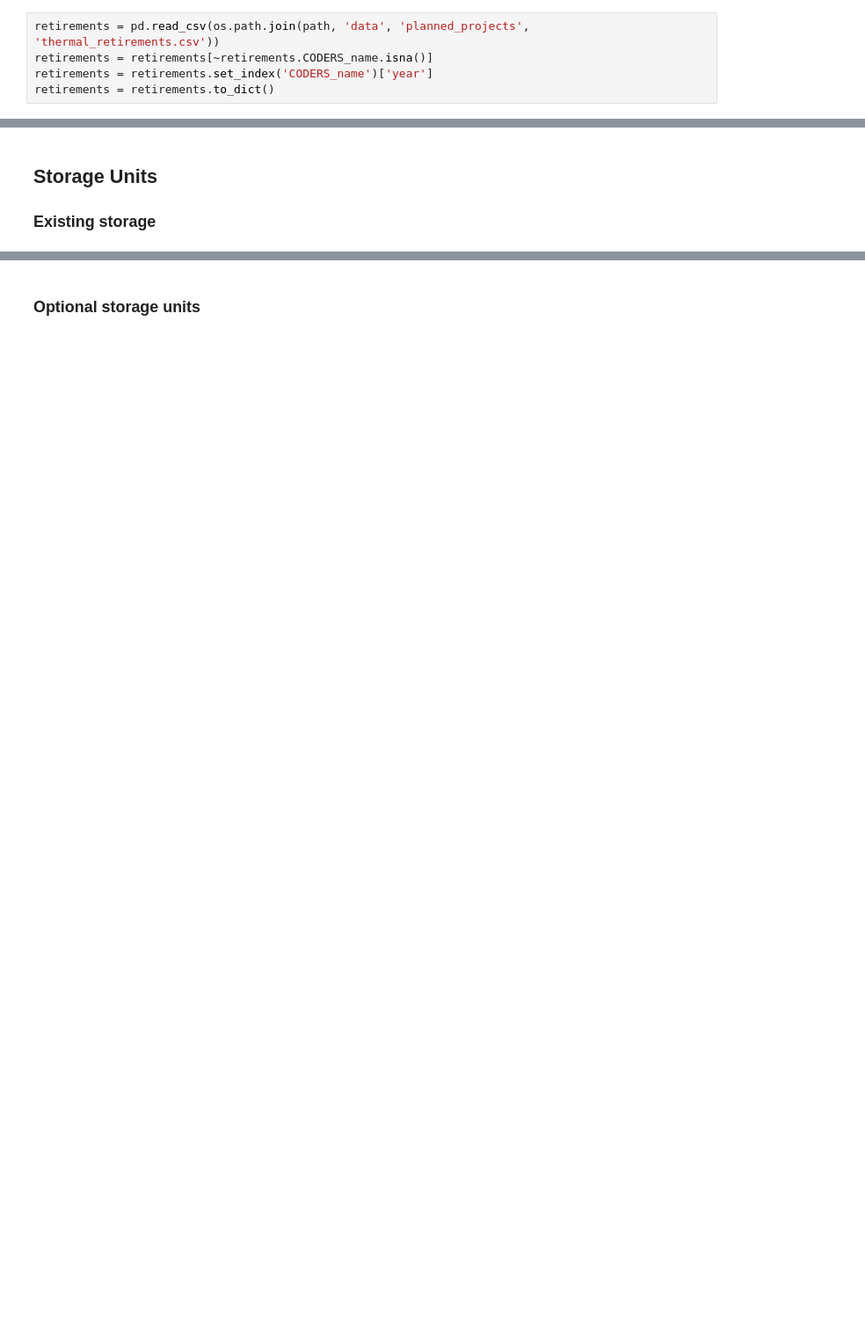
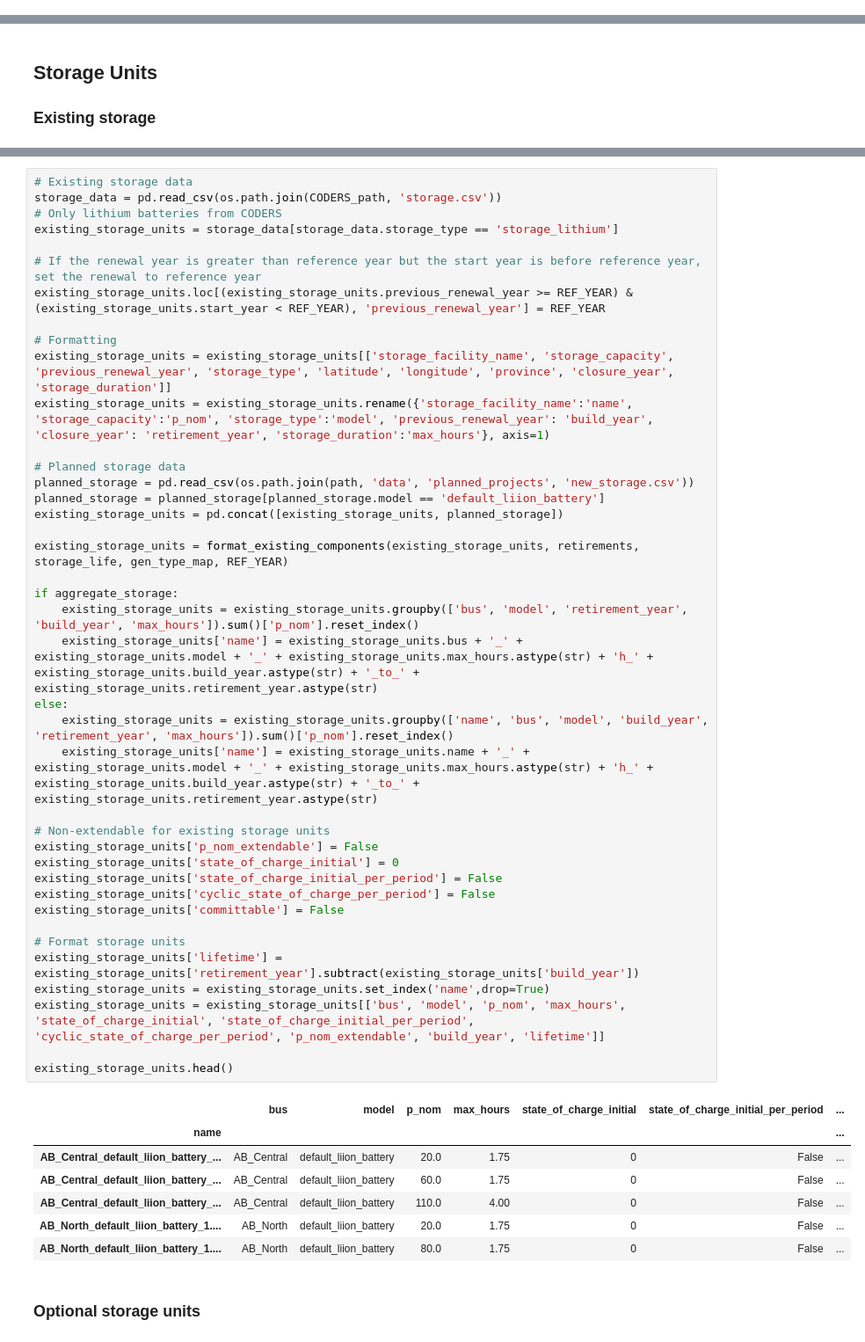
Before and after one commit to NRCan/pypsa-canada-national, a Jupyter notebook: 4 - Create Model.ipynb, the cells around one changed output, grey strips where cells are left out. Shown at 88% size. Saved outputs shown, nothing was run; the diff lists cells and outputs as text; blank space fills up the shorter version.

```diff
--- a/4 - Create Model.ipynb
+++ b/4 - Create Model.ipynb
@@ -203,5 +161,0 @@ combustion_gens_data = combustion_gens_data.drop('geometry', axis=1)
-# %%
-retirements = pd.read_csv(os.path.join(path, 'data', 'planned_projects', 'thermal_retirements.csv'))
-retirements = retirements[~retirements.CODERS_name.isna()]
-retirements = retirements.set_index('CODERS_name')['year']
-retirements = retirements.to_dict()
@@ -457,3 +245,51 @@ existing_storage_units.head()
+# %%
+# Existing storage data
+storage_data = pd.read_csv(os.path.join(CODERS_path, 'storage.csv'))
+# Only lithium batteries from CODERS
+existing_storage_units = storage_data[storage_data.storage_type == 'storage_lithium']
+
+# If the renewal year is greater than reference year but the start year is before reference year, set the renewal to reference year
+existing_storage_units.loc[(existing_storage_units.previous_renewal_year >= REF_YEAR) & (existing_storage_units.start_year < REF_YEAR), 'previous_renewal_year'] = REF_YEAR
+
+# Formatting
+existing_storage_units = existing_storage_units[['storage_facility_name', 'storage_capacity', 'previous_renewal_year', 'storage_type', 'latitude', 'longitude', 'province', 'closure_year', 'storage_duration']]
+existing_storage_units = existing_storage_units.rename({'storage_facility_name':'name', 'storage_capacity':'p_nom', 'storage_type':'model', 'previous_renewal_year': 'build_year', 'closure_year': 'retirement_year', 'storage_duration':'max_hours'}, axis=1)
+
+# Planned storage data
+planned_storage = pd.read_csv(os.path.join(path, 'data', 'planned_projects', 'new_storage.csv'))
+planned_storage = planned_storage[planned_storage.model == 'default_liion_battery']
+existing_storage_units = pd.concat([existing_storage_units, planned_storage])
+
+existing_storage_units = format_existing_components(existing_storage_units, retirements, storage_life, gen_type_map, REF_YEAR)
+
+if aggregate_storage:
+    existing_storage_units = existing_storage_units.groupby(['bus', 'model', 'retirement_year', 'build_year', 'max_hours']).sum()['p_nom'].reset_index()
+    existing_storage_units['name'] = existing_storage_units.bus + '_' + existing_storage_units.model + '_' + existing_storage_units.max_hours.astype(str) + 'h_' + existing_storage_units.build_year.astype(str) + '_to_' + existing_storage_units.retirement_year.astype(str)
+else:
+    existing_storage_units = existing_storage_units.groupby(['name', 'bus', 'model', 'build_year', 'retirement_year', 'max_hours']).sum()['p_nom'].reset_index()
+    existing_storage_units['name'] = existing_storage_units.name + '_' + existing_storage_units.model + '_' + existing_storage_units.max_hours.astype(str) + 'h_' + existing_storage_units.build_year.astype(str) + '_to_' + existing_storage_units.retirement_year.astype(str)
+
+# Non-extendable for existing storage units
+existing_storage_units['p_nom_extendable'] = False
+existing_storage_units['state_of_charge_initial'] = 0
+existing_storage_units['state_of_charge_initial_per_period'] = False
+existing_storage_units['cyclic_state_of_charge_per_period'] = False
+existing_storage_units['committable'] = False
+
+# Format storage units
+existing_storage_units['lifetime'] = existing_storage_units['retirement_year'].subtract(existing_storage_units['build_year'])
+existing_storage_units = existing_storage_units.set_index('name',drop=True)
+existing_storage_units = existing_storage_units[['bus', 'model', 'p_nom', 'max_hours', 'state_of_charge_initial', 'state_of_charge_initial_per_period', 'cyclic_state_of_charge_per_period', 'p_nom_extendable', 'build_year', 'lifetime']]
+
+existing_storage_units.head()
+# %% [output]
+|  | bus | model | p_nom | max_hours | state_of_charge_initial | state_of_charge_initial_per_period | ... |
+| name |  |  |  |  |  |  | ... |
+| AB_Central_default_liion_battery_... | AB_Central | default_liion_battery | 20.0 | 1.75 | 0 | False | ... |
+| AB_Central_default_liion_battery_... | AB_Central | default_liion_battery | 60.0 | 1.75 | 0 | False | ... |
+| AB_Central_default_liion_battery_... | AB_Central | default_liion_battery | 110.0 | 4.00 | 0 | False | ... |
+| AB_North_default_liion_battery_1.... | AB_North | default_liion_battery | 20.0 | 1.75 | 0 | False | ... |
+| AB_North_default_liion_battery_1.... | AB_North | default_liion_battery | 80.0 | 1.75 | 0 | False | ... |
 # %% [markdown]
 ### Optional storage units
 # %%
```
Also changed, not shown: parts of 18 cells of this notebook.
